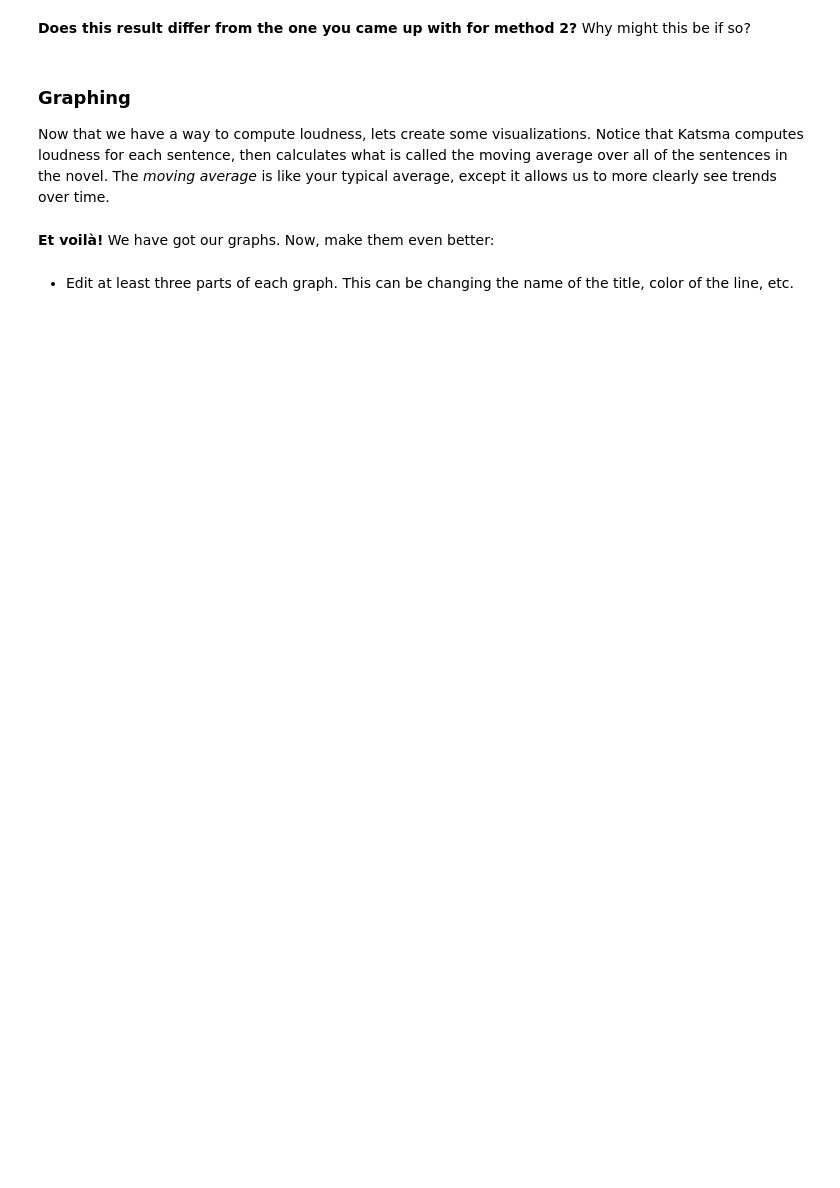
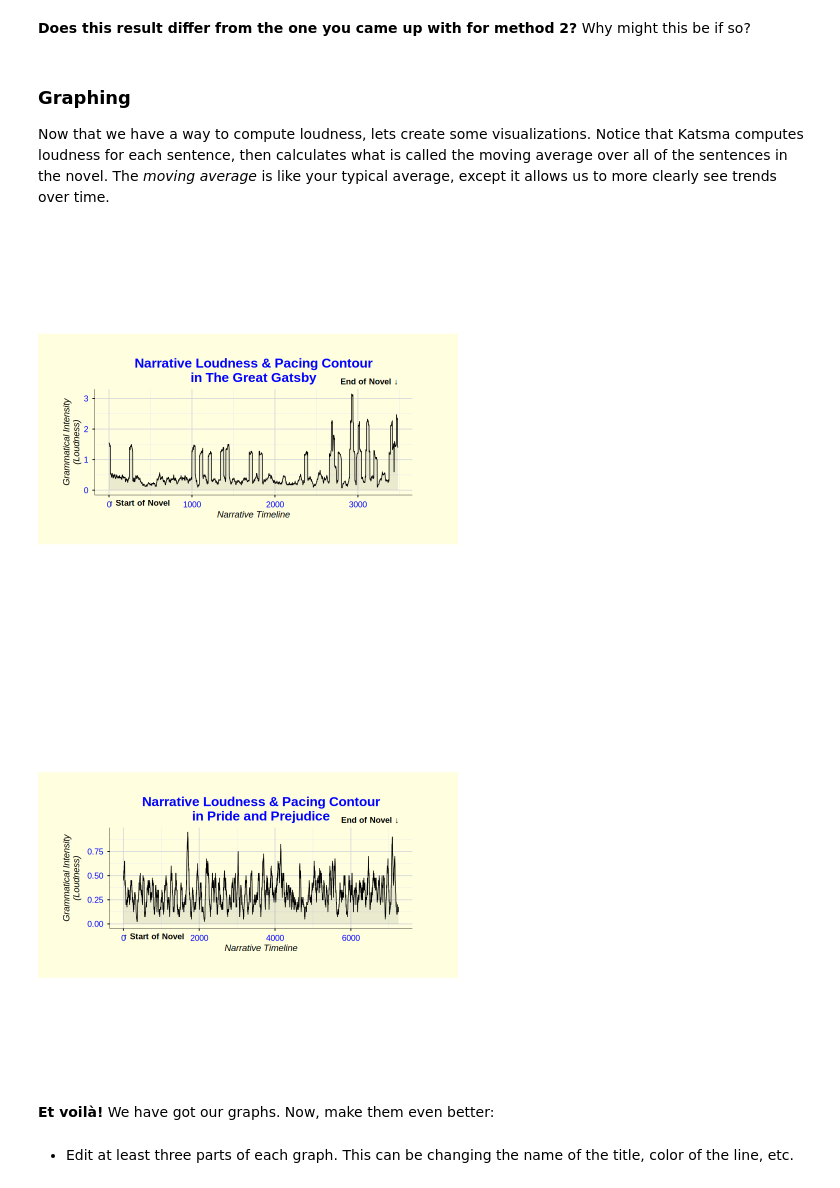
Before and after one commit to kaylin-12/Unit0, a Jupyter notebook: ApResearchCT_ARTS (1).ipynb, the cells around one changed output. Saved outputs shown, nothing was run; the diff lists cells and outputs as text; code cells hidden in the pictures; blank space fills up the shorter version.

Commit message:
Loudness

```diff
--- a/ApResearchCT_ARTS (1).ipynb
+++ b/ApResearchCT_ARTS (1).ipynb
@@ -120,13 +175,8 @@ my_texts <- c(
 )
 
 # ---- EDIT THIS LINE ----
-text_title_1 <- ""
-# ------------------------
-
-# ---- EDIT THIS LINE ----
-text_title_2 <- ""
-# ------------------------
-
+text_title_1 <- "The Great Gatsby"
+text_title_2 <- "Pride and Prejudice"
 text1 <- gutenberg_download(my_texts[[text_title_1]], meta_fields = "title")
 
 text2 <- gutenberg_download(my_texts[[text_title_2]], meta_fields = "title")
@@ -278,37 +336,40 @@ plot_loudness <- function(text, label, window = 40) {
   ma <- ma[!is.na(ma)]
 
   df <- dplyr::tibble(x = seq_along(ma), y = ma)
 
   ggplot2::ggplot(df, ggplot2::aes(x, y)) +
     ggplot2::geom_area(alpha = 0.1) +
     ggplot2::geom_line(linewidth = 0.4) +
     ggplot2::annotate("text", x = min(df$x), y = -Inf,
              label = "\u2191 Start of Novel",
              hjust = 0, vjust = 1.8, size = 3.5, fontface = "bold") +
     ggplot2::annotate("text", x = max(df$x), y = Inf,
              label = "End of Novel \u2193",
              hjust = 1, vjust = -0.8, size = 3.5, fontface = "bold") +
     ggplot2::coord_cartesian(clip = "off") +
     ggplot2::labs(
       title = paste0("Narrative Loudness & Pacing Contour\nin ", label),
       x = "Narrative Timeline",
       y = "Grammatical Intensity\n(Loudness)"
     ) +
     ggplot2::theme_minimal(base_size = 11) +
     ggplot2::theme(
       aspect.ratio = 1 / 3,
-      plot.title = ggplot2::element_text(size = 16, face = "bold", hjust = 0.5),
+      plot.title = ggplot2::element_text(size = 16, face = "bold", hjust = 0.5, colour = "blue"),
       axis.title = ggplot2::element_text(face = "italic"),
       axis.line = ggplot2::element_line(colour = "black", linewidth = 0.2),
       axis.ticks = ggplot2::element_line(colour = "black"),
-      axis.text = ggplot2::element_text(colour = "black", size = 10),
+      axis.text = ggplot2::element_text(colour = "blue", size = 10),
       panel.grid.major = ggplot2::element_line(colour = "grey85"),
-      plot.background = ggplot2::element_rect(fill = "white", colour = NA),
+      plot.background = ggplot2::element_rect(fill = "lightyellow", colour = NA),
       plot.margin = ggplot2::margin(30, 55, 30, 30)
     )
 }
 
-plot_loudness(text1, "TEXT 1")
-plot_loudness(text2, "TEXT 2")
+plot_loudness(text1, "The Great Gatsby")
+plot_loudness(text2, "Pride and Prejudice")
+# %% [output]
+[figure, added]
+[figure, added]
 # %% [markdown]
 
```
Also changed, not shown: parts of 19 cells of this notebook.
